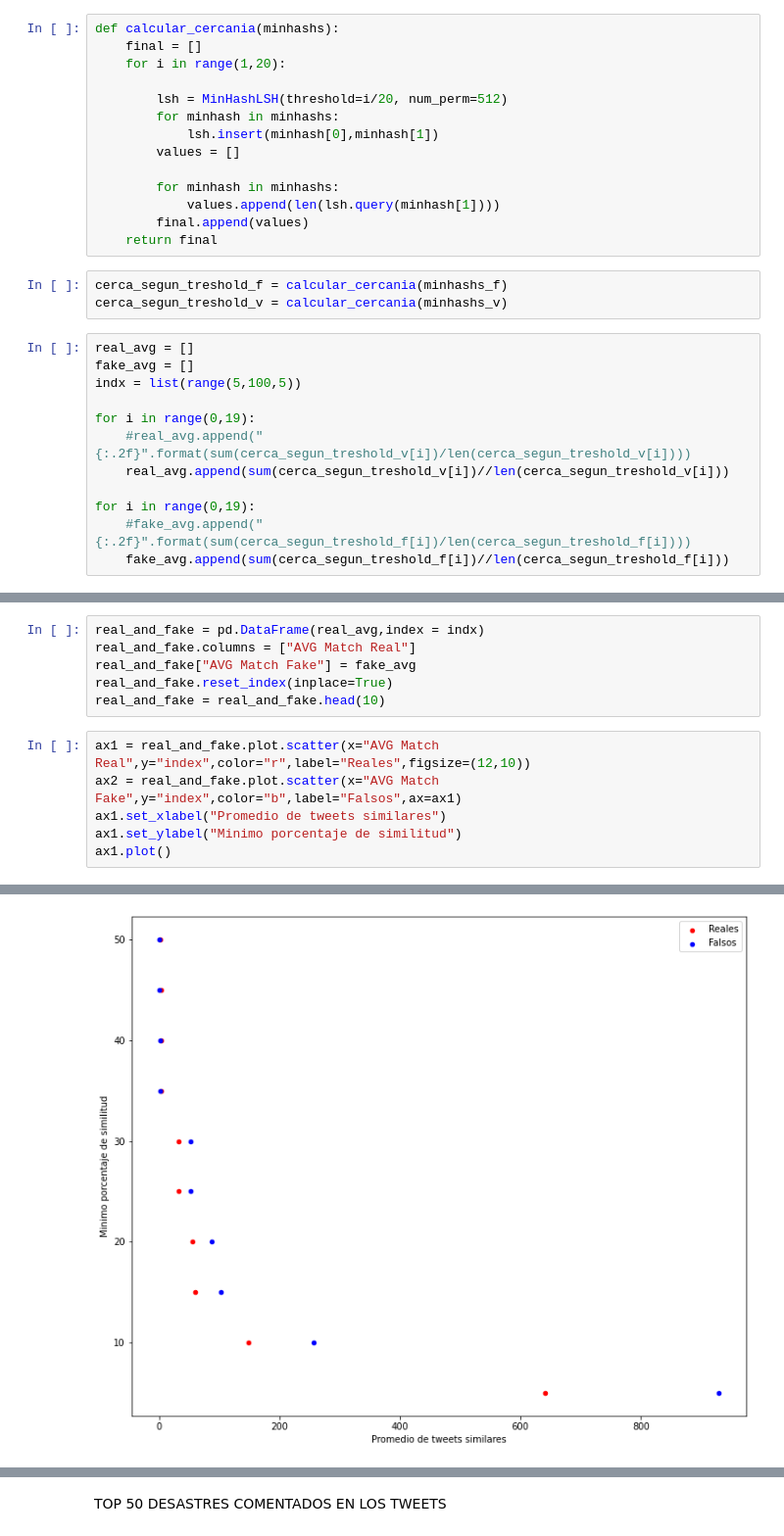
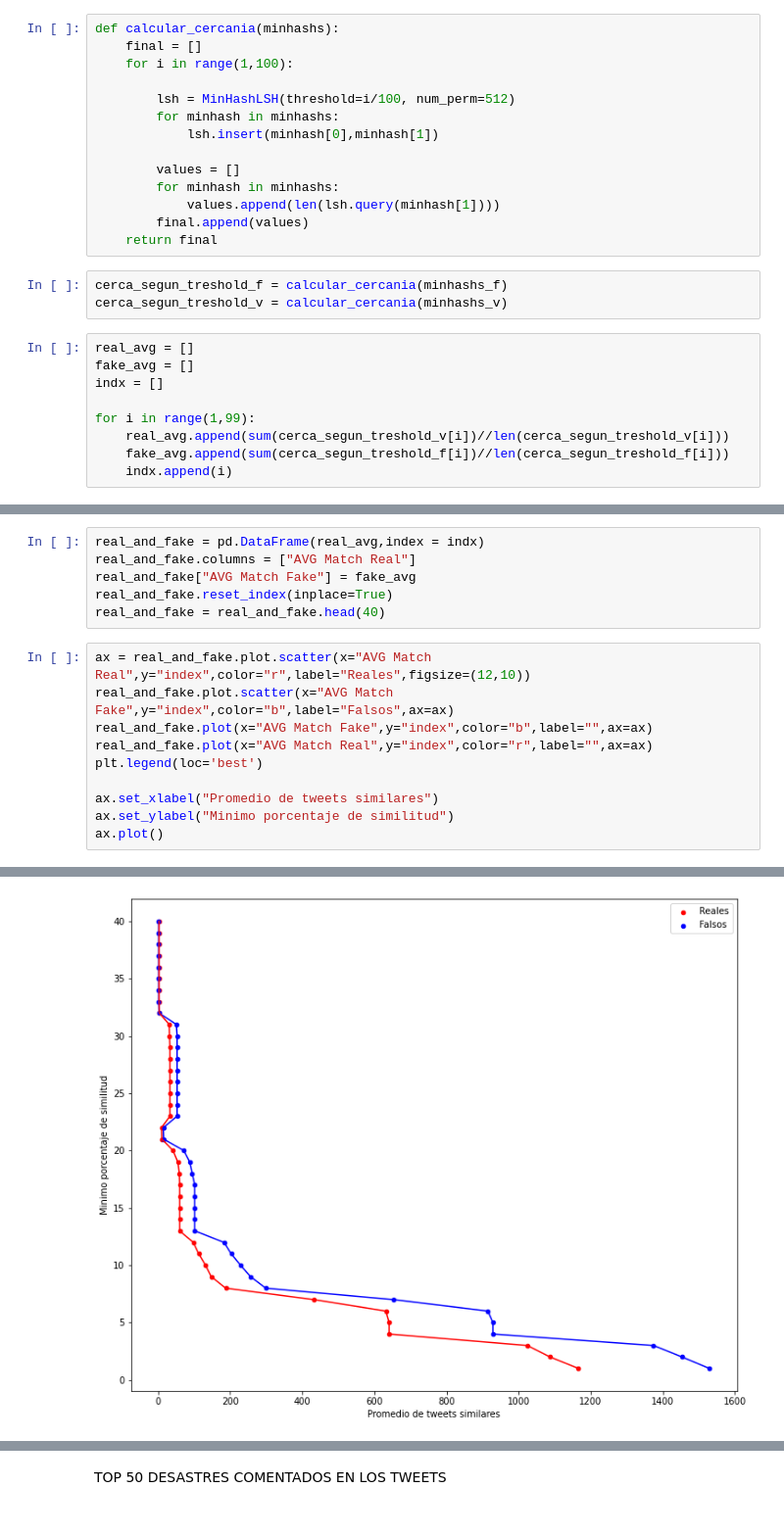
Before and after one commit to milemarchese/OrganizacionDeDatos, a Jupyter notebook: Análisis Exploratorio.ipynb, the cells around one changed output, grey strips where cells are left out. Shown at 98% size. Drawn from its saved outputs; the diff is of its cells as text.

Commit message:
Scatter plot que muestra los tweets similares

```diff
--- a/Análisis Exploratorio.ipynb
+++ b/Análisis Exploratorio.ipynb
@@ -149,13 +113,13 @@ minhashs_v = get_minhash(v)
 # %%
 def calcular_cercania(minhashs):
     final = []
-    for i in range(1,20):
+    for i in range(1,100):
 
-        lsh = MinHashLSH(threshold=i/20, num_perm=512)
+        lsh = MinHashLSH(threshold=i/100, num_perm=512)
         for minhash in minhashs:
             lsh.insert(minhash[0],minhash[1])
+
         values = []
-
         for minhash in minhashs:
             values.append(len(lsh.query(minhash[1])))
         final.append(values)
@@ -166,12 +130,9 @@ cerca_segun_treshold_v = calcular_cercania(minhashs_v)
 # %%
 real_avg = []
 fake_avg = []
-indx = list(range(5,100,5))
+indx = []
 
-for i in range(0,19):
-    #real_avg.append("{:.2f}".format(sum(cerca_segun_treshold_v[i])/len(cerca_segun_treshold_v[i])))
+for i in range(1,99):
     real_avg.append(sum(cerca_segun_treshold_v[i])//len(cerca_segun_treshold_v[i]))
-
-for i in range(0,19):
-    #fake_avg.append("{:.2f}".format(sum(cerca_segun_treshold_f[i])/len(cerca_segun_treshold_f[i])))
     fake_avg.append(sum(cerca_segun_treshold_f[i])//len(cerca_segun_treshold_f[i]))
+    indx.append(i)
@@ -191,13 +141,17 @@ real_and_fake = pd.DataFrame(real_avg,index = indx)
 real_and_fake.columns = ["AVG Match Real"]
 real_and_fake["AVG Match Fake"] = fake_avg
 real_and_fake.reset_index(inplace=True)
-real_and_fake = real_and_fake.head(10)
+real_and_fake = real_and_fake.head(40)
 # %%
-ax1 = real_and_fake.plot.scatter(x="AVG Match Real",y="index",color="r",label="Reales",figsize=(12,10))
-ax2 = real_and_fake.plot.scatter(x="AVG Match Fake",y="index",color="b",label="Falsos",ax=ax1)
-ax1.set_xlabel("Promedio de tweets similares")
-ax1.set_ylabel("Minimo porcentaje de similitud")
-ax1.plot()
+ax = real_and_fake.plot.scatter(x="AVG Match Real",y="index",color="r",label="Reales",figsize=(12,10))
+real_and_fake.plot.scatter(x="AVG Match Fake",y="index",color="b",label="Falsos",ax=ax)
+real_and_fake.plot(x="AVG Match Fake",y="index",color="b",label="",ax=ax)
+real_and_fake.plot(x="AVG Match Real",y="index",color="r",label="",ax=ax)
+plt.legend(loc='best')
+
+ax.set_xlabel("Promedio de tweets similares")
+ax.set_ylabel("Minimo porcentaje de similitud")
+ax.plot()
 # %% [output]
 []
-[figure, old version]
+[figure, new version]
```
Also changed, not shown: parts of 7 cells of this notebook.
